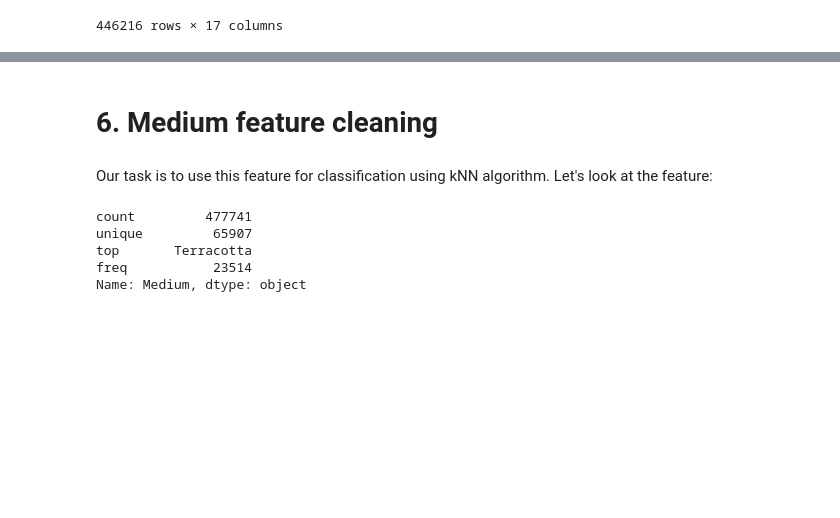
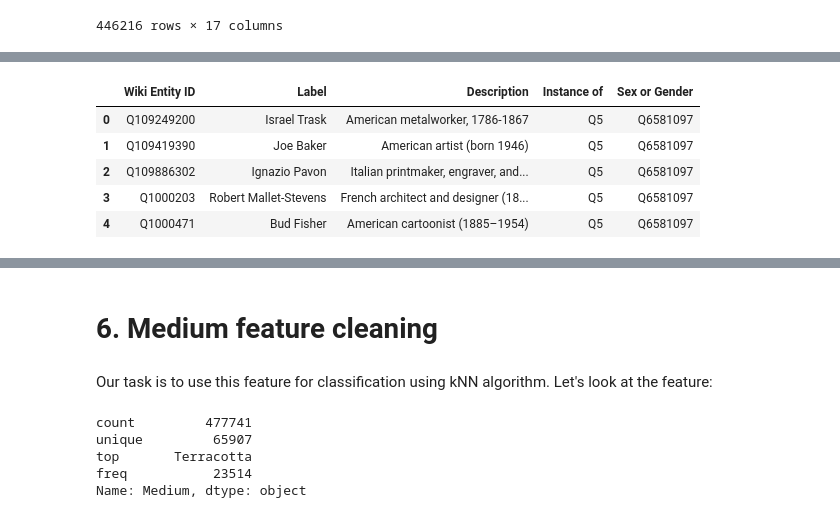
Before and after one commit to nickobard/Data-Preprocessing-Course, a Jupyter notebook: 01/01_homework.ipynb, the cells around one changed output, grey strips where cells are left out. Cells and saved outputs as stored; diff of their text form; code cells hidden in the pictures; blank space fills up the shorter version.

```diff
--- a/01/01_homework.ipynb
+++ b/01/01_homework.ipynb
@@ -2040,0 +2149,9 @@ Index(['AccessionYear', 'City', 'Classification', 'Country', 'County',
+# %%
+df_api_wikidata.head()
+# %% [output]
+|  | Wiki Entity ID | Label | Description | Instance of | Sex or Gender |
+| 0 | Q109249200 | Israel Trask | American metalworker, 1786-1867 | Q5 | Q6581097 |
+| 1 | Q109419390 | Joe Baker | American artist (born 1946) | Q5 | Q6581097 |
+| 2 | Q109886302 | Ignazio Pavon | Italian printmaker, engraver, and... | Q5 | Q6581097 |
+| 3 | Q1000203 | Robert Mallet-Stevens | French architect and designer (18... | Q5 | Q6581097 |
+| 4 | Q1000471 | Bud Fisher | American cartoonist (1885–1954) | Q5 | Q6581097 |
```
Also changed, not shown: parts of 36 cells of this notebook, 1 other file.
